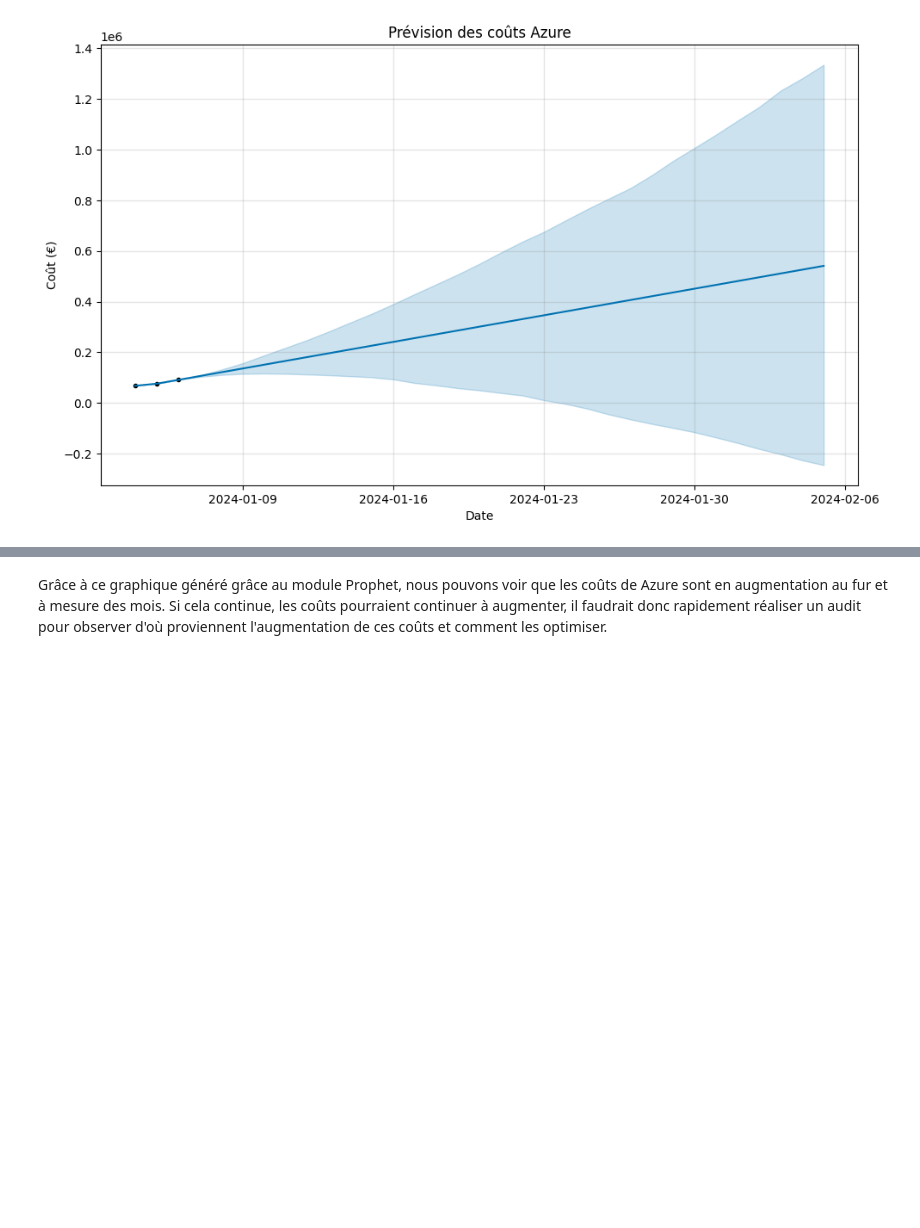
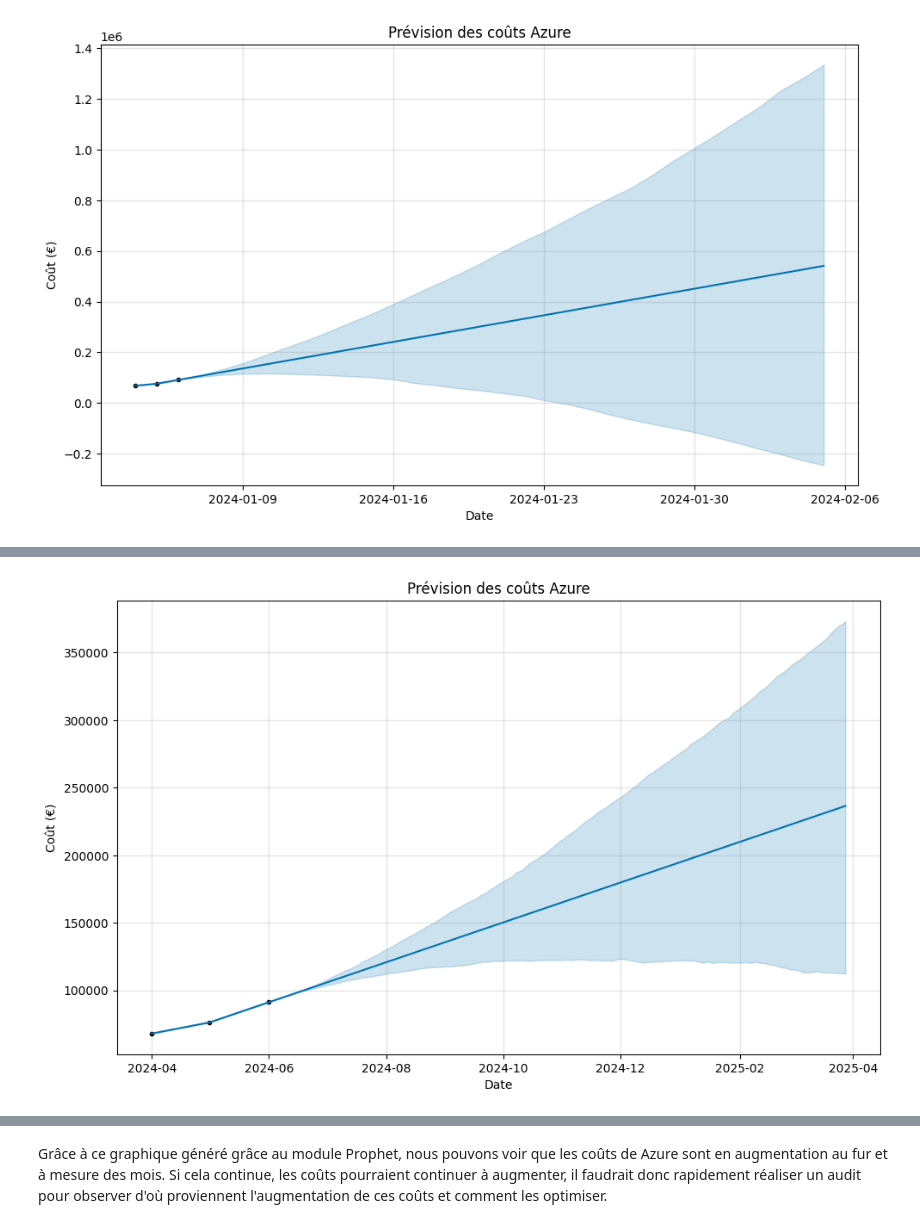
Before and after one commit to thomaszilliox1/FinOps-Projet-Costs-Monitoring-and-Prediction-from-Azure-and-AWS, a Jupyter notebook: FinOps-Projet-Costs-Monitoring-and-Prediction-from-Azure-and-AWS.ipynb, the cells around one changed output, grey strips where cells are left out. Cells and saved outputs as stored; diff of their text form; code cells hidden in the pictures; blank space fills up the shorter version.

```diff
--- a/FinOps-Projet-Costs-Monitoring-and-Prediction-from-Azure-and-AWS.ipynb
+++ b/FinOps-Projet-Costs-Monitoring-and-Prediction-from-Azure-and-AWS.ipynb
@@ -21,8 +23,10 @@ Ce travail permet d’anticiper les évolutions des dépenses cloud, et peut êt
 
 import pandas as pd
 
-df = pd.read_csv("/Users/thomaszilliox/Desktop/Bureau - MacBook Pro de Thomas/Doc Bureau/Etudes optimisation/Etude de cas FinOps et AI/Données fictives Azure Cost Management.csv",sep=";", quotechar='"')
-print(df.head())
+#Import des données Azure
+df_azure = pd.read_csv("/Users/thomaszilliox/Desktop/Bureau - MacBook Pro de Thomas/Doc Bureau/Etudes optimisation/Etude de cas FinOps et AI/Données fictives Azure Cost Management.csv",sep=";", quotechar='"')
+print(df_azure.head())
+df_azure.info()
 # %% [output]
     UsageDate              ServiceName      CostUSD         Cost Currency
 0  01/04/2024      Application Gateway  3728,351928  3213,558599      EUR
@@ -33,9 +71,10 @@ print(df.head())
 # %%
-df['Cost'] = df['Cost'].astype(float)
-df['UsageDate'] = pd.to_datetime(df['UsageDate'])
-df['ServiceName'] = df['ServiceName'].astype(str)
+# Nettoyage des données Azure
+df_azure['Cost'] = df_azure['Cost'].astype(str).str.replace(',', '.').astype(float)
+df_azure['UsageDate'] = pd.to_datetime(df_azure['UsageDate'],format='%d/%m/%Y')
+df_azure['ServiceName'] = df_azure['ServiceName'].astype(str)
 
-df.info()
+df_azure.info()
 # %% [output]
 <class 'pandas.core.frame.DataFrame'>
 RangeIndex: 49 entries, 0 to 48
@@ -79,3 +175,32 @@ plt.show()
 10:38:09 - cmdstanpy - INFO - Chain [1] start processing
 10:38:10 - cmdstanpy - INFO - Chain [1] done processing
 [figure]
+# %%
+# 1. Importe le module matplotlib pour la visualisation
+import matplotlib.pyplot as plt
+
+# 2. Agrège les coûts par jour
+df_daily = df_azure.groupby("UsageDate").agg({"Cost": "sum"}).reset_index()
+
+# 3. Renomme les colonnes pour Prophet
+df_daily.columns = ["ds", "y"]
+
+# 4. Initialise et entraîne le modèle Prophet
+model = Prophet()
+model.fit(df_daily)
+
+# 5. Crée un dataframe pour 30 jours futurs
+future = model.make_future_dataframe(periods=300)
+forecast = model.predict(future)
+
+# 6. Visualise les prévisions
+fig = model.plot(forecast)
+plt.title("Prévision des coûts Azure")
+plt.xlabel("Date")
+plt.ylabel("Coût (€)")
+plt.show()
+
+# Annoter les points réels (y) sur la courbe d'apprentissage
+for x, y in zip(df_daily_2['ds'], df_daily_2['y']):
+    plt.annotate(f"{y:.2f}", (x, y), textcoords="offset points", xytext=(0,5), ha='center', fontsize=8, color='blue')
+# %% [output]
@@ -81,0 +209 @@ plt.show()
+[figure, added]
```
Also changed, not shown: parts of 16 cells of this notebook.
